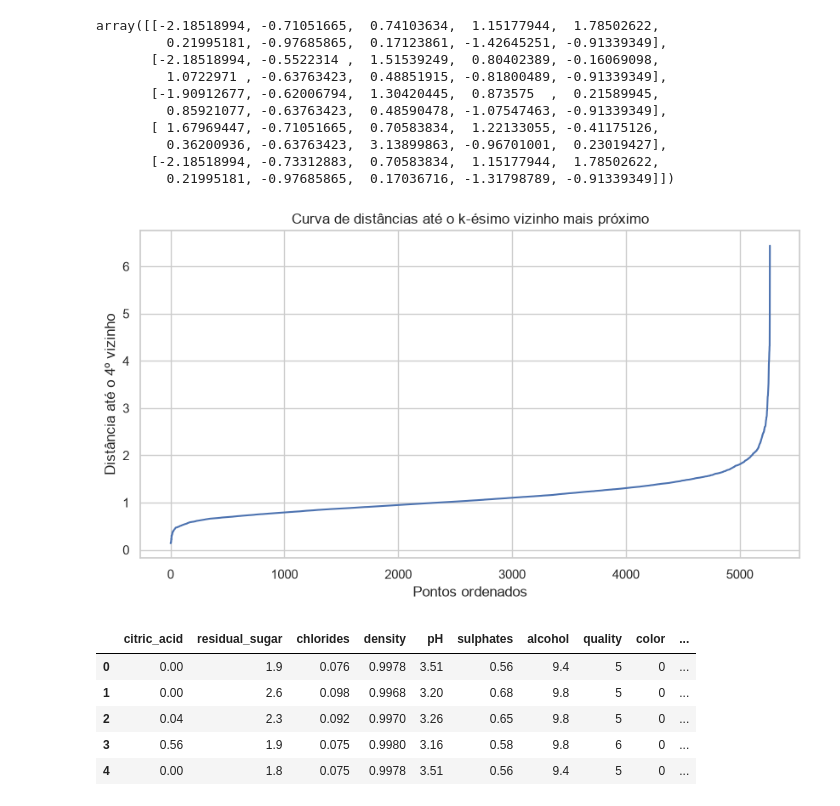
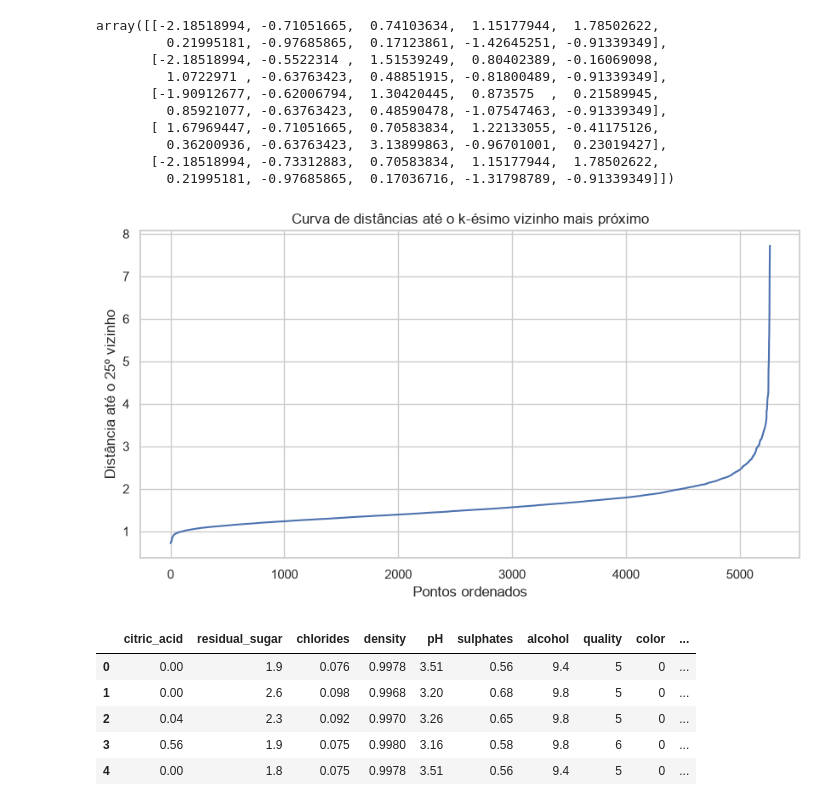
Before and after one commit to jacomassi04/Exercicio-Aula-Aprendizado-de-M-quina-N-o-Supervisionado-1, a Jupyter notebook: Exercicio_1_Vinhos/4_Exercicio_dbscan_questao_4.ipynb, the cells around one changed output. Cells and saved outputs as stored; diff of their text form; code cells hidden in the pictures.

```diff
--- a/Exercicio_1_Vinhos/4_Exercicio_dbscan_questao_4.ipynb
+++ b/Exercicio_1_Vinhos/4_Exercicio_dbscan_questao_4.ipynb
@@ -56,20 +56,20 @@ array([[-2.18518994, -0.71051665,  0.74103634,  1.15177944,  1.78502622,
          0.21995181, -0.97685865,  0.17036716, -1.31798789, -0.91339349]])
 # %%
 # Apoio para escolha de `eps` com gráfico de distâncias
-min_samples = 4
+min_samples = 25
 
 neighbors = NearestNeighbors(n_neighbors=min_samples)
 neighbors_fit = neighbors.fit(X_scaled)
 distances, indices = neighbors_fit.kneighbors(X_scaled)
 
 distancias_k = np.sort(distances[:, min_samples - 1])
 
 plt.figure(figsize=(10, 5))
 plt.plot(distancias_k)
 plt.title('Curva de distâncias até o k-ésimo vizinho mais próximo')
 plt.xlabel('Pontos ordenados')
 plt.ylabel(f'Distância até o {min_samples}º vizinho')
 plt.show()
 # %% [output]
-[figure, old version]
+[figure, new version]
 # %%
```
Also changed, not shown: parts of 5 cells of this notebook, 4 other files.
